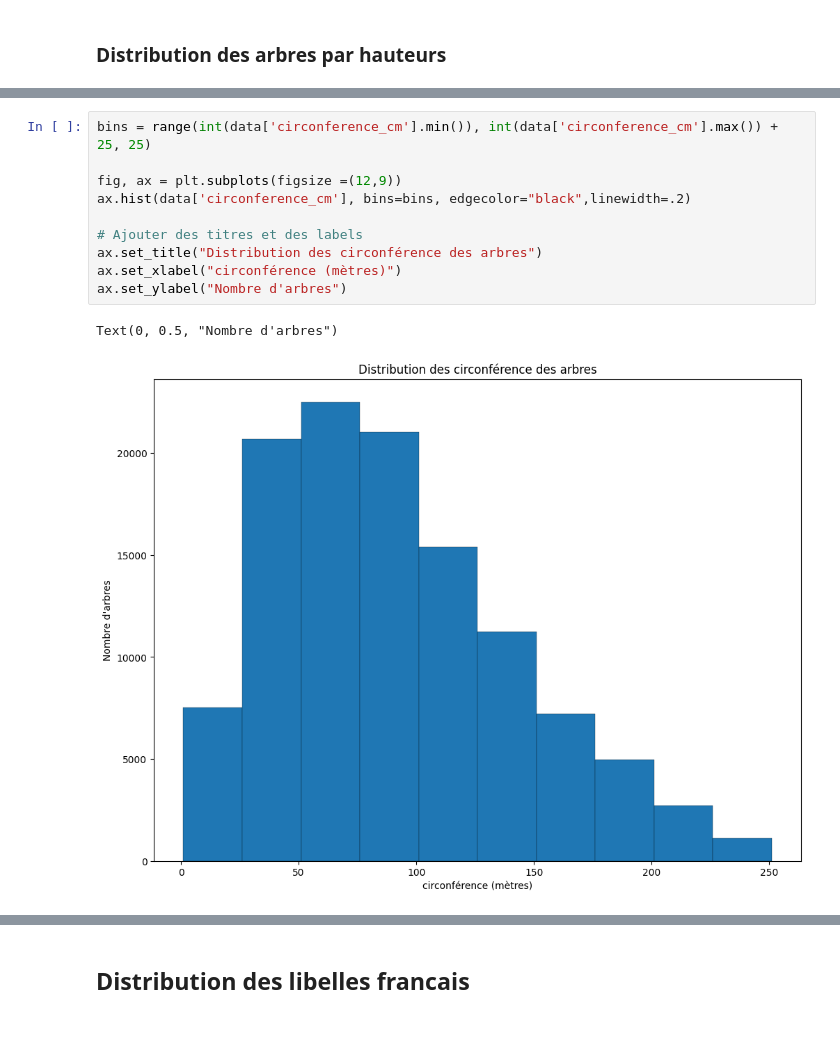
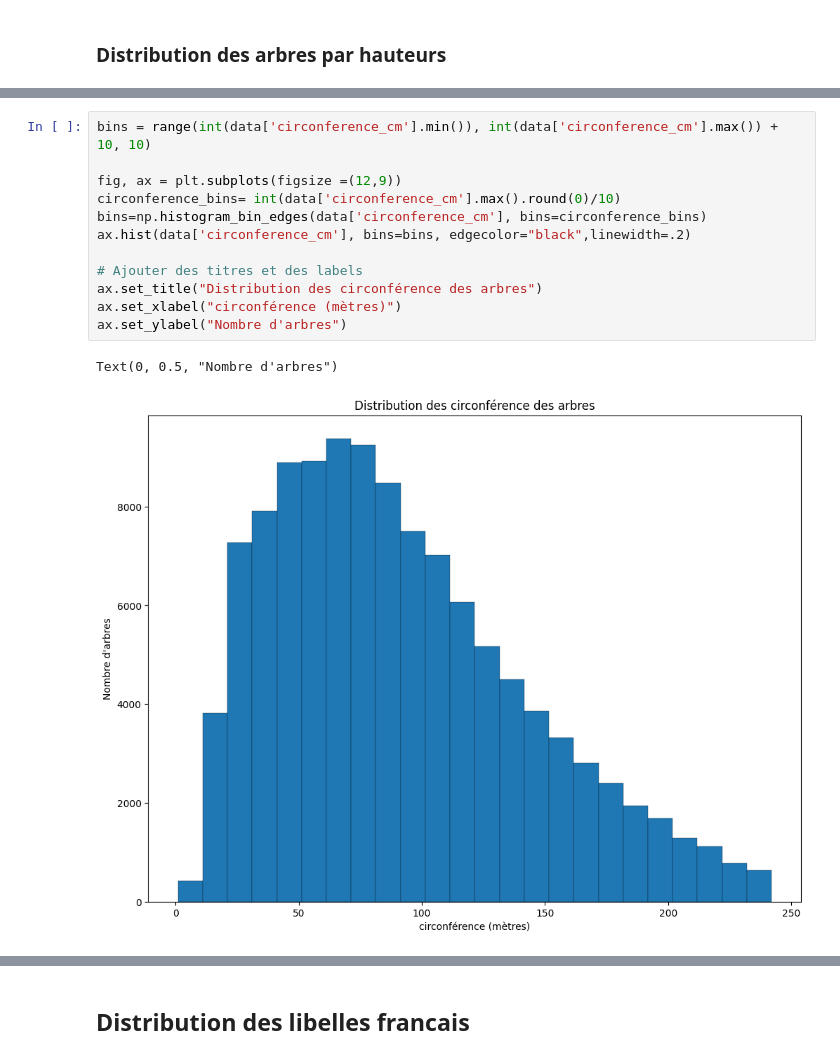
Before and after one commit to Belin27000/P2SmartCity, a Jupyter notebook: P2Tree.ipynb, the cells around one changed output, grey strips where cells are left out. Cells and saved outputs as stored; diff of their text form; blank space fills up the shorter version.

```diff
--- a/P2Tree.ipynb
+++ b/P2Tree.ipynb
@@ -534,13 +620,15 @@ Text(0, 0.5, "Nombre d'arbres")
 # %%
-bins = range(int(data['circonference_cm'].min()), int(data['circonference_cm'].max()) + 25, 25)
+bins = range(int(data['circonference_cm'].min()), int(data['circonference_cm'].max()) + 10, 10)
 
 fig, ax = plt.subplots(figsize =(12,9))
+circonference_bins= int(data['circonference_cm'].max().round(0)/10)
+bins=np.histogram_bin_edges(data['circonference_cm'], bins=circonference_bins)
 ax.hist(data['circonference_cm'], bins=bins, edgecolor="black",linewidth=.2)
 
 # Ajouter des titres et des labels
 ax.set_title("Distribution des circonférence des arbres")
 ax.set_xlabel("circonférence (mètres)")
 ax.set_ylabel("Nombre d'arbres")
 # %% [output]
 Text(0, 0.5, "Nombre d'arbres")
-[figure, old version]
+[figure, new version]
```
Also changed, not shown: parts of 49 cells of this notebook.
